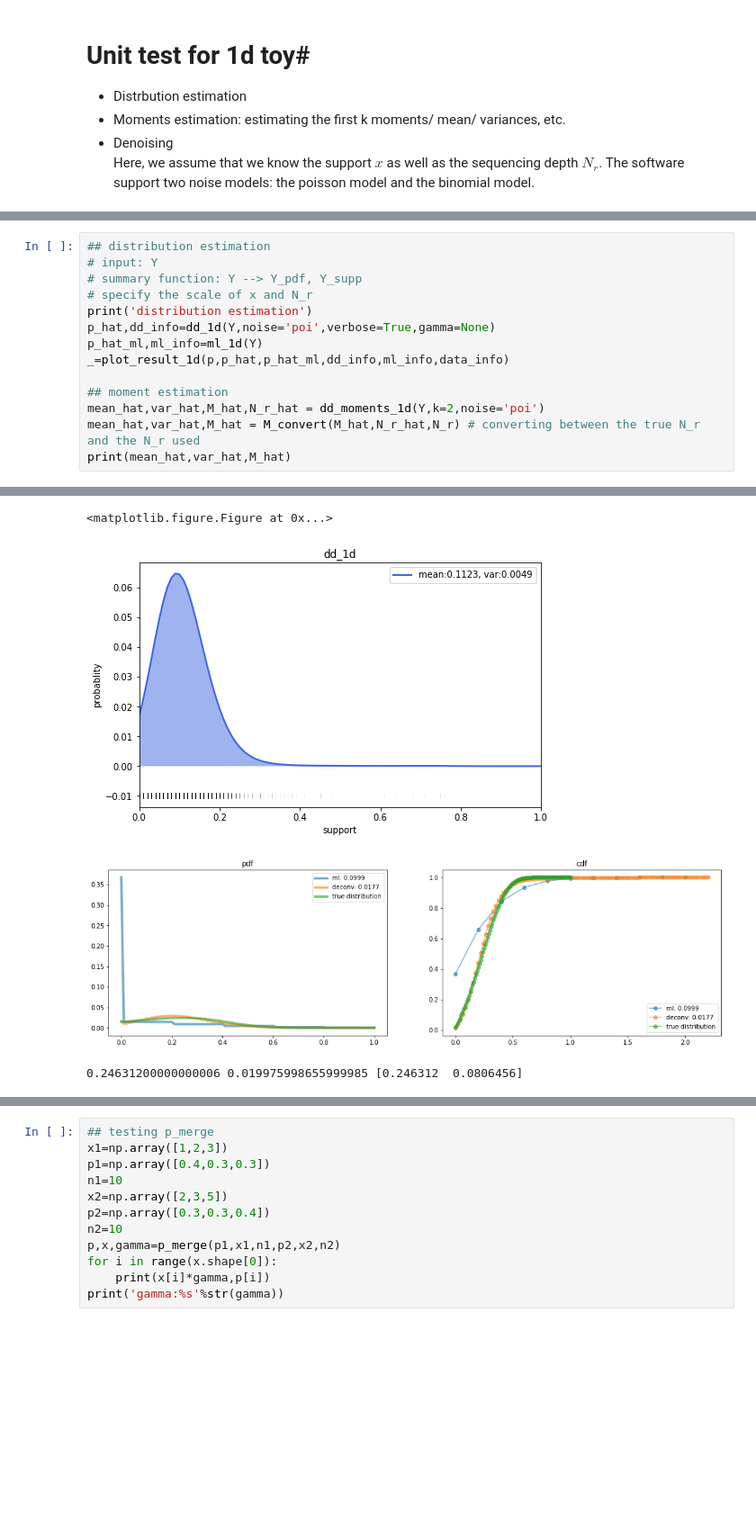
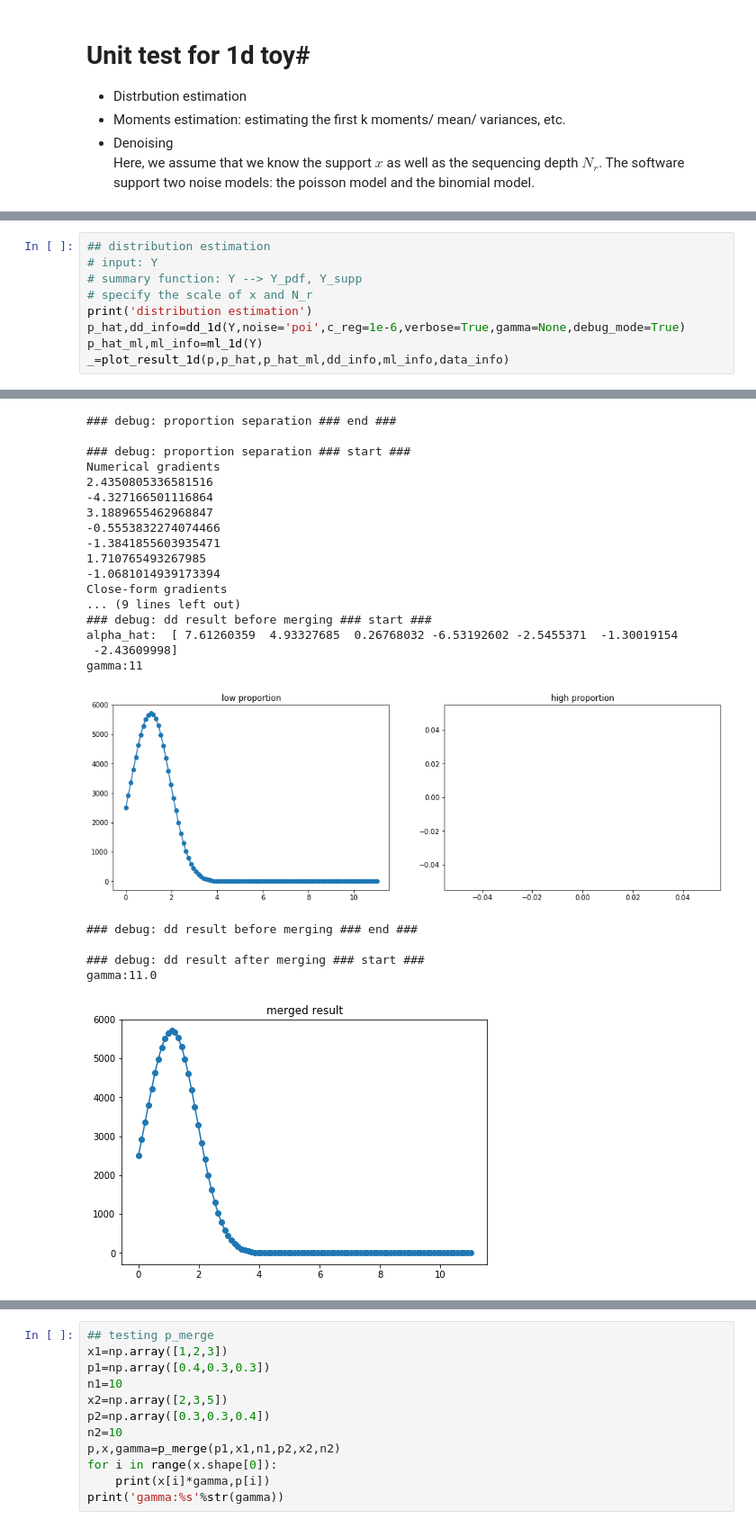
Before and after one commit to martinjzhang/single_cell_eb, a Jupyter notebook: unit_test.ipynb, the cells around one changed output, grey strips where cells are left out. Shown at 90% size. Cells and saved outputs as stored; diff of their text form; blank space fills up the shorter version.

```diff
--- a/unit_test.ipynb
+++ b/unit_test.ipynb
@@ -55,13 +53,8 @@ generating the simulated read data
 # summary function: Y --> Y_pdf, Y_supp
 # specify the scale of x and N_r
 print('distribution estimation')
-p_hat,dd_info=dd_1d(Y,noise='poi',verbose=True,gamma=None)
+p_hat,dd_info=dd_1d(Y,noise='poi',c_reg=1e-6,verbose=True,gamma=None,debug_mode=True)
 p_hat_ml,ml_info=ml_1d(Y)
 _=plot_result_1d(p,p_hat,p_hat_ml,dd_info,ml_info,data_info)
-
-## moment estimation
-mean_hat,var_hat,M_hat,N_r_hat = dd_moments_1d(Y,k=2,noise='poi')
-mean_hat,var_hat,M_hat = M_convert(M_hat,N_r_hat,N_r) # converting between the true N_r and the N_r used
-print(mean_hat,var_hat,M_hat)
 # %% [output]
 distribution estimation
@@ -73,4 +65,23 @@ alpha_hat:  [ 4.21962241  1.66898752 -0.54372707 -0.97554584 -1.80254148 -0.9737
-<matplotlib.figure.Figure at 0x...>
+### debug: proportion separation ### end ###
+
+### debug: proportion separation ### start ###
+Numerical gradients
+2.4350805336581516
+-4.327166501116864
+3.1889655462968847
+-0.5553832274074466
+-1.3841855603935471
+1.710765493267985
+-1.0681014939173394
+Close-form gradients
+... (9 lines left out)
+### debug: dd result before merging ### start ###
+alpha_hat:  [ 7.61260359  4.93327685  0.26768032 -6.53192602 -2.5455371  -1.30019154
+ -2.43609998]
+gamma:11
-[figure, old version]
-[figure, old version]
+[figure, new version]
-0.24631200000000006 0.019975998655999985 [0.246312  0.0806456]
+### debug: dd result before merging ### end ###
+
+### debug: dd result after merging ### start ###
+gamma:11.0
+[figure, added]
```
Also changed, not shown: parts of 3 cells of this notebook, 3 other files.
